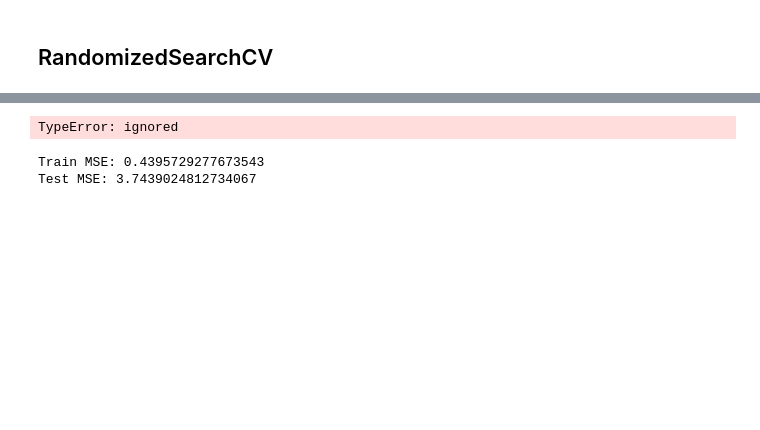
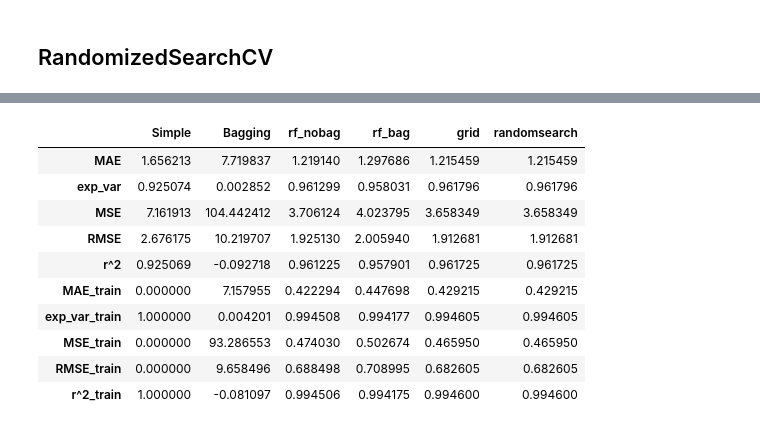
Before and after one commit to crsimmons1/lifeexpectancy, a Jupyter notebook: Regression/TreeDiagrams.ipynb, the cells around one changed output, grey strips where cells are left out. Saved outputs shown, nothing was run; the diff lists cells and outputs as text; code cells hidden in the pictures; blank space fills up the shorter version.

```diff
--- a/Regression/TreeDiagrams.ipynb
+++ b/Regression/TreeDiagrams.ipynb
@@ -108,8 +190,9 @@ max_depth = list(np.arange(1,10))
 max_depth.append(None)
 
 param_grid = {
-    'max_depth': max_depth,
+    'max_depth': [2,4,8,16],
     'n_estimators': np.arange(100, 1100, 200),
+    'max_features': ['auto','sqrt'],
     'min_samples_split': [2,4,8,16],
     'min_samples_leaf': [1, 2, 4]
 }
@@ -185,8 +256,0 @@ AttributeError: ignored
-# %%
-#Check our accuracy on this estimator:
-training_preds=best.fit(X_train, y_train)
-testing_pred=best.fit(X_test, y_test)
-
-#Calculate MSE
-train_MSE = mean_squared_error(y_train, training_preds)
-test_MSE = mean_squared_error(y_test, testing_preds)
@@ -195,0 +257,7 @@ print("Test MSE: "+ str(test_MSE))
+# %%
+# Metrics for the training
+y_pred_train = best.predict(X_train)
+y_pred_test = best.predict(X_test)
+RESULTS["grid"] = evaluate_model(y_test, y_train, y_pred_test,y_pred_train)
+
+pd.DataFrame(RESULTS)
@@ -267,17 +332,20 @@ RandomForestRegressor(bootstrap=True, ccp_alpha=0.0, criterion='mse',
                       random_state=0, verbose=0, warm_start=False)
-# %%
-#Check our accuracy on this estimator:
-training_preds=best_random.fit(X_train, y_train)
-testing_pred=best_random.fit(X_test, y_test)
-
-#Calculate MSE
-train_MSE = mean_squared_error(y_train, training_preds)
-test_MSE = mean_squared_error(y_test, testing_preds)
-# %% [output]
-TypeError: ignored
-# %%
-print("Train MSE: "+ str(train_MSE))
-print("Test MSE: "+ str(test_MSE))
-# %% [output]
-Train MSE: 0.4395729277673543
-Test MSE: 3.7439024812734067
+# %%
+# Metrics for the training
+y_pred_train = best_random.predict(X_train)
+y_pred_test = best_random.predict(X_test)
+RESULTS["randomsearch"] = evaluate_model(y_test, y_train, y_pred_test,y_pred_train)
+
+pd.DataFrame(RESULTS)
+# %% [output]
+|  | Simple | Bagging | rf_nobag | rf_bag | grid | randomsearch |
+| MAE | 1.656213 | 7.719837 | 1.219140 | 1.297686 | 1.215459 | 1.215459 |
+| exp_var | 0.925074 | 0.002852 | 0.961299 | 0.958031 | 0.961796 | 0.961796 |
+| MSE | 7.161913 | 104.442412 | 3.706124 | 4.023795 | 3.658349 | 3.658349 |
+| RMSE | 2.676175 | 10.219707 | 1.925130 | 2.005940 | 1.912681 | 1.912681 |
+| r^2 | 0.925069 | -0.092718 | 0.961225 | 0.957901 | 0.961725 | 0.961725 |
+| MAE_train | 0.000000 | 7.157955 | 0.422294 | 0.447698 | 0.429215 | 0.429215 |
+| exp_var_train | 1.000000 | 0.004201 | 0.994508 | 0.994177 | 0.994605 | 0.994605 |
+| MSE_train | 0.000000 | 93.286553 | 0.474030 | 0.502674 | 0.465950 | 0.465950 |
+| RMSE_train | 0.000000 | 9.658496 | 0.688498 | 0.708995 | 0.682605 | 0.682605 |
+| r^2_train | 1.000000 | -0.081097 | 0.994506 | 0.994175 | 0.994600 | 0.994600 |
```
Also changed, not shown: parts of 31 cells of this notebook.
